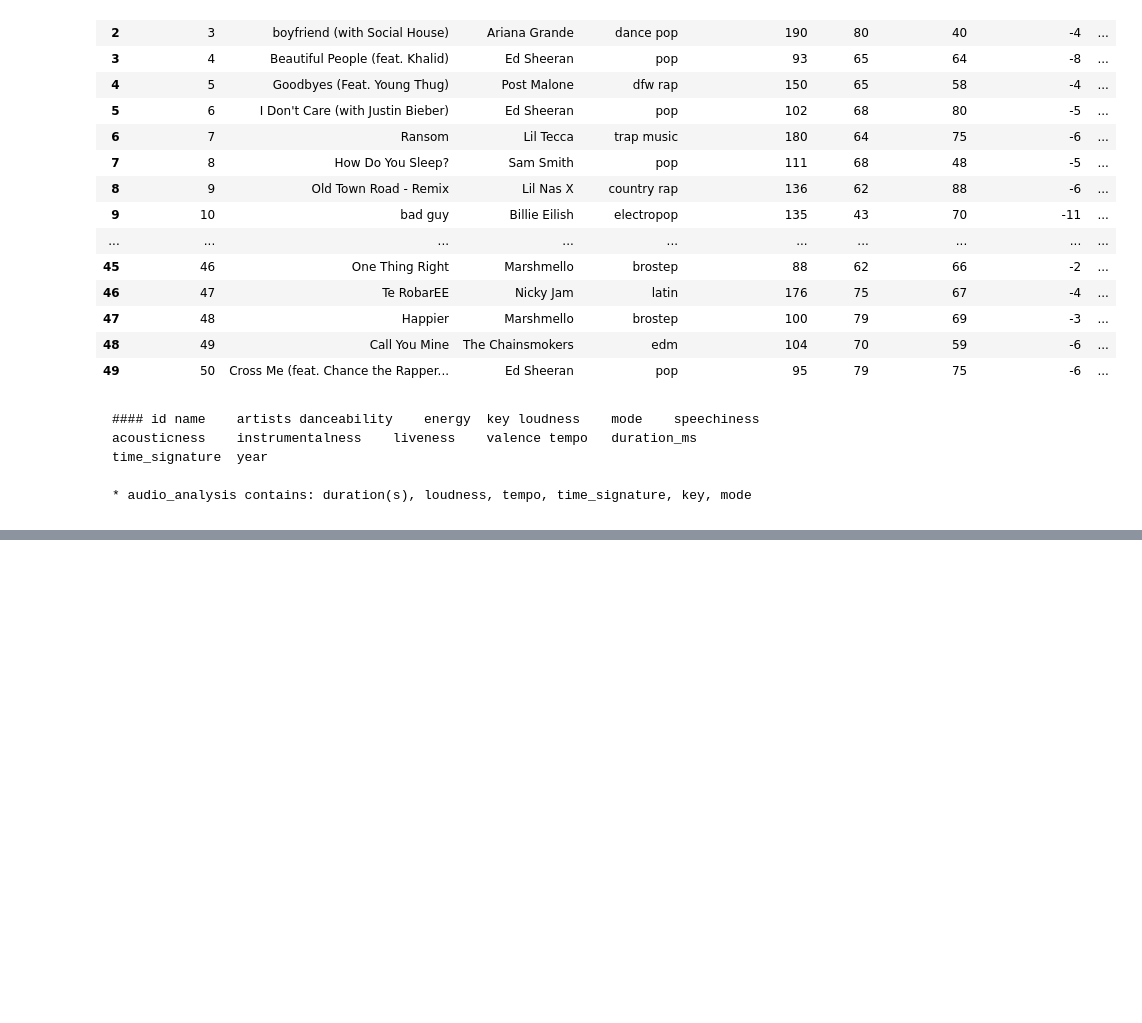
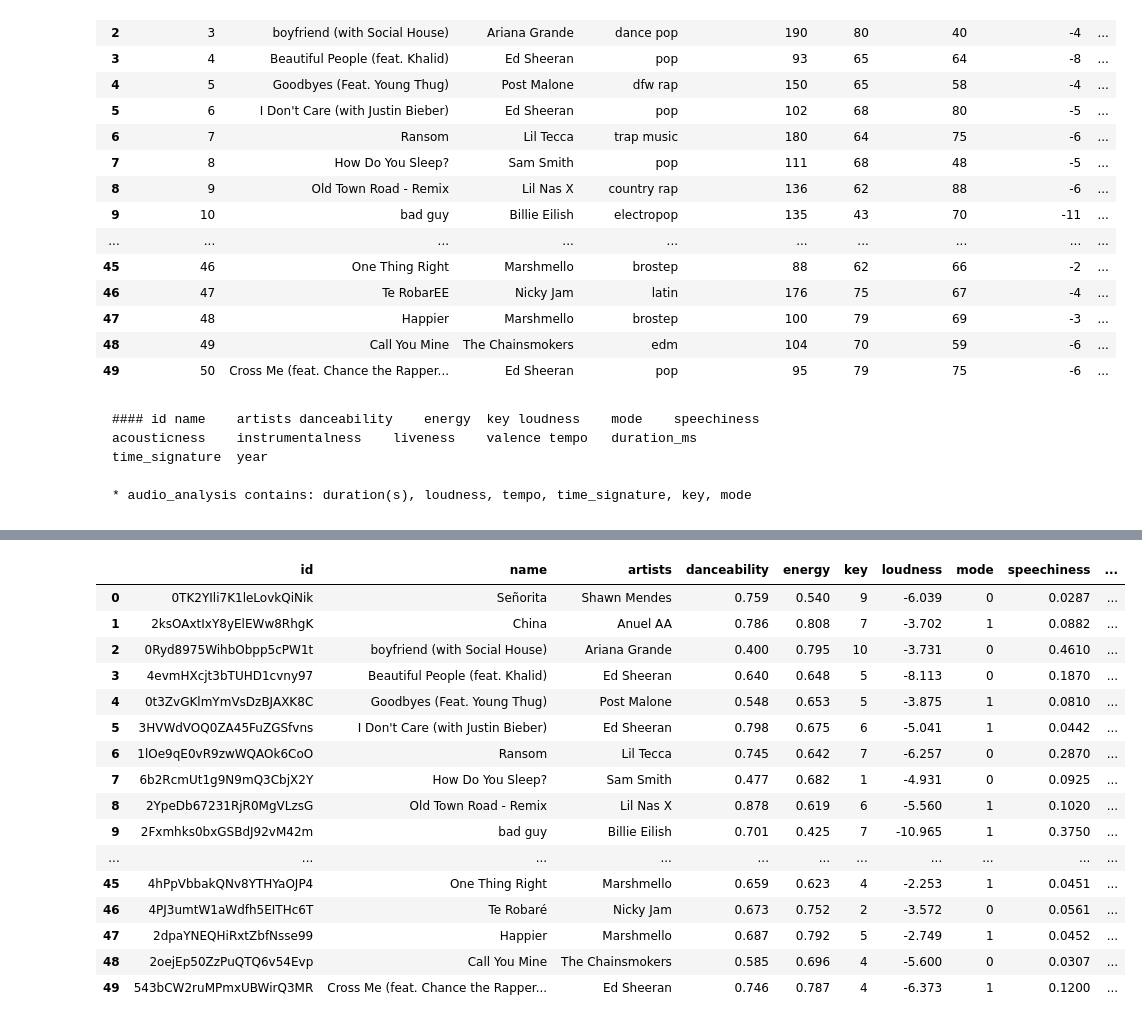
Before and after one commit to ASooklall/project-2-spotify, a Jupyter notebook: data_cleanup.ipynb, the cells around one changed output, grey strips where cells are left out. Drawn from its saved outputs; the diff is of its cells as text; code cells hidden in the pictures; blank space fills up the shorter version.

```diff
--- a/data_cleanup.ipynb
+++ b/data_cleanup.ipynb
@@ -137,4 +134,14 @@ token = util.prompt_for_user_token(username, scope, client_id=SPOTIPY_CLIENT_ID,
 # create spotipy object
 sp = spotipy.Spotify(auth=token)
 
-sp.audio_features(results[0][3])
+top_2019_data = []
+for each in results:
+    features = sp.audio_features(each[2])
+    data = features[0]
+    data['name'] = each[1]
+    data['artists'] = each[0]
+    data['year'] = '2019'
+    top_2019_data.append(data)
+
+#pd.DataFrame.from_dict(data)
+top_2019_data
@@ -140,0 +166,24 @@ sp.audio_features(results[0][3])
+# %%
+top2019_df = pd.DataFrame.from_dict(top_2019_data)
+top_2019_df = top2019_df.drop(columns=['type', 'uri','track_href','analysis_url'])
+##df = df[['mean', '0', '1', '2', '3']]
+top_2019_df = top_2019_df[['id','name','artists','danceability','energy','key','loudness','mode','speechiness','acousticness','instrumentalness','liveness','valence','tempo','duration_ms','time_signature','year']]
+top_2019_df
+# %% [output]
+|  | id | name | artists | danceability | energy | key | loudness | mode | speechiness | ... |
+| 0 | 0TK2YIli7K1leLovkQiNik | Señorita | Shawn Mendes | 0.759 | 0.540 | 9 | -6.039 | 0 | 0.0287 | ... |
+| 1 | 2ksOAxtIxY8yElEWw8RhgK | China | Anuel AA | 0.786 | 0.808 | 7 | -3.702 | 1 | 0.0882 | ... |
+| 2 | 0Ryd8975WihbObpp5cPW1t | boyfriend (with Social House) | Ariana Grande | 0.400 | 0.795 | 10 | -3.731 | 0 | 0.4610 | ... |
+| 3 | 4evmHXcjt3bTUHD1cvny97 | Beautiful People (feat. Khalid) | Ed Sheeran | 0.640 | 0.648 | 5 | -8.113 | 0 | 0.1870 | ... |
+| 4 | 0t3ZvGKlmYmVsDzBJAXK8C | Goodbyes (Feat. Young Thug) | Post Malone | 0.548 | 0.653 | 5 | -3.875 | 1 | 0.0810 | ... |
+| 5 | 3HVWdVOQ0ZA45FuZGSfvns | I Don't Care (with Justin Bieber) | Ed Sheeran | 0.798 | 0.675 | 6 | -5.041 | 1 | 0.0442 | ... |
+| 6 | 1lOe9qE0vR9zwWQAOk6CoO | Ransom | Lil Tecca | 0.745 | 0.642 | 7 | -6.257 | 0 | 0.2870 | ... |
+| 7 | 6b2RcmUt1g9N9mQ3CbjX2Y | How Do You Sleep? | Sam Smith | 0.477 | 0.682 | 1 | -4.931 | 0 | 0.0925 | ... |
+| 8 | 2YpeDb67231RjR0MgVLzsG | Old Town Road - Remix | Lil Nas X | 0.878 | 0.619 | 6 | -5.560 | 1 | 0.1020 | ... |
+| 9 | 2Fxmhks0bxGSBdJ92vM42m | bad guy | Billie Eilish | 0.701 | 0.425 | 7 | -10.965 | 1 | 0.3750 | ... |
+| ... | ... | ... | ... | ... | ... | ... | ... | ... | ... | ... |
+| 45 | 4hPpVbbakQNv8YTHYaOJP4 | One Thing Right | Marshmello | 0.659 | 0.623 | 4 | -2.253 | 1 | 0.0451 | ... |
+| 46 | 4PJ3umtW1aWdfh5EITHc6T | Te Robaré | Nicky Jam | 0.673 | 0.752 | 2 | -3.572 | 0 | 0.0561 | ... |
+| 47 | 2dpaYNEQHiRxtZbfNsse99 | Happier | Marshmello | 0.687 | 0.792 | 5 | -2.749 | 1 | 0.0452 | ... |
+| 48 | 2oejEp50ZzPuQTQ6v54Evp | Call You Mine | The Chainsmokers | 0.585 | 0.696 | 4 | -5.600 | 0 | 0.0307 | ... |
+| 49 | 543bCW2ruMPmxUBWirQ3MR | Cross Me (feat. Chance the Rapper... | Ed Sheeran | 0.746 | 0.787 | 4 | -6.373 | 1 | 0.1200 | ... |
```
Also changed, not shown: parts of 4 cells of this notebook, 1 other file.
